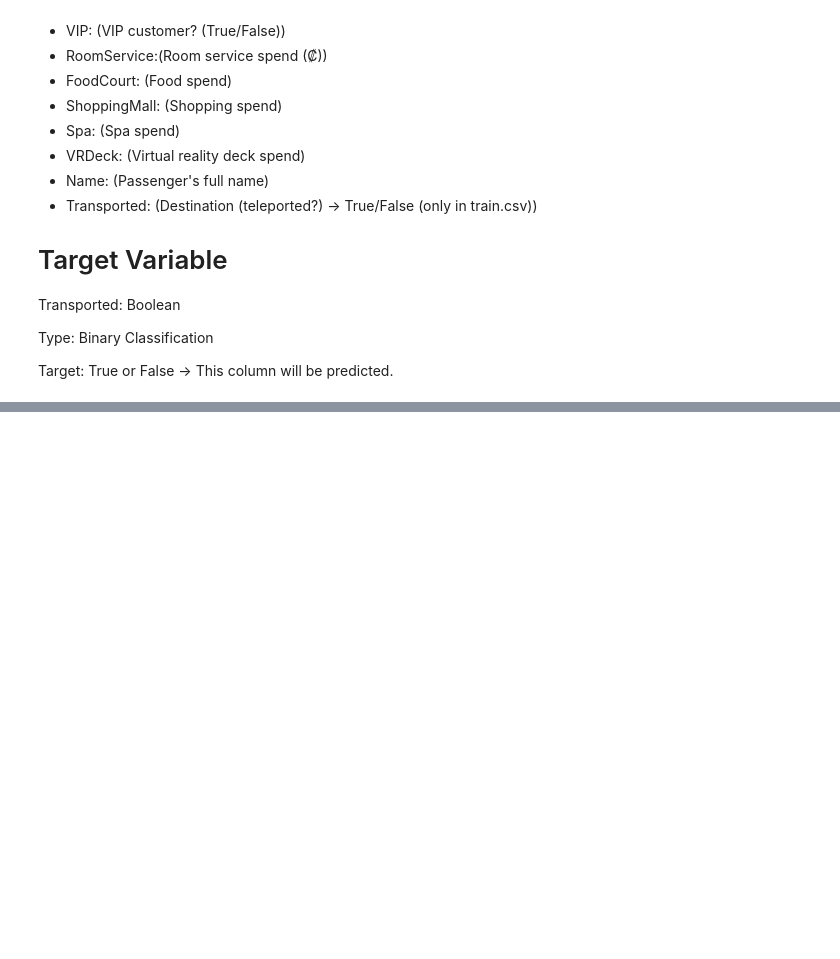
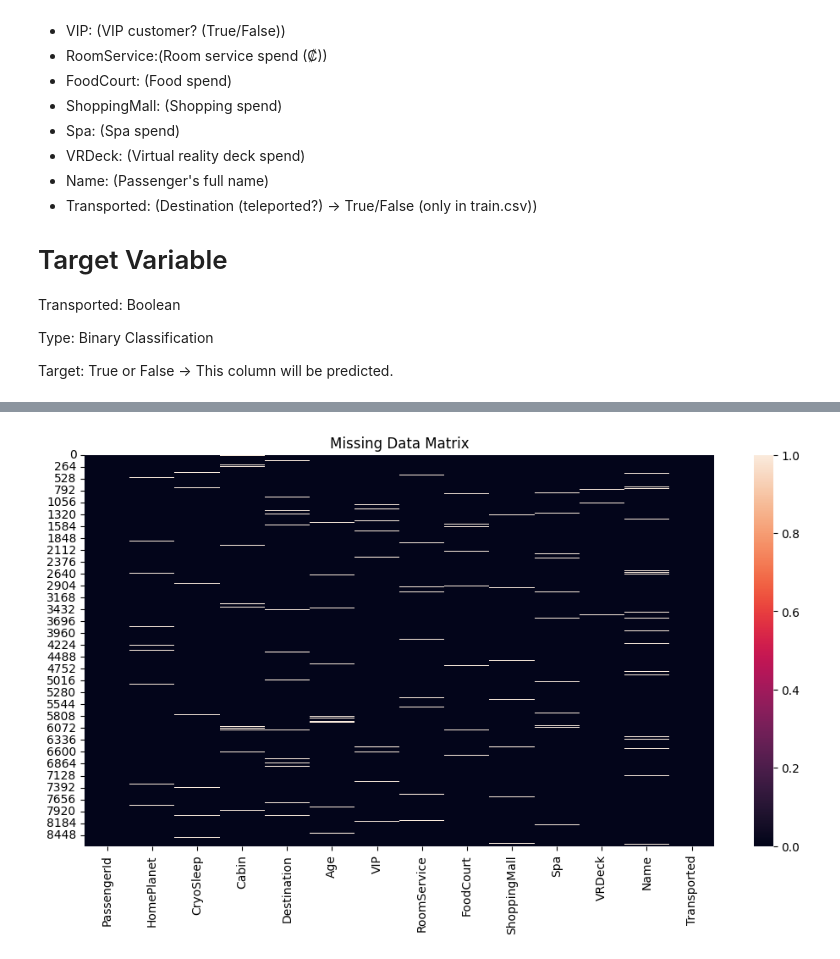
Before and after one commit to sameddemir444/spaceship-titanic-ml, a Jupyter notebook: notebook/spaceship-titanic.ipynb, the cells around one changed output, grey strips where cells are left out. Cells and saved outputs as stored; diff of their text form; code cells hidden in the pictures; blank space fills up the shorter version.

Commit message:
feat: Handle missing values and visualize categorical distributions in EDA

```diff
--- a/notebook/spaceship-titanic.ipynb
+++ b/notebook/spaceship-titanic.ipynb
@@ -0,0 +6,3 @@
+# %%
+df = pd.read_csv("../data/train.csv")
+df.head()
@@ -39,0 +112,8 @@ Target: True or False → This column will be predicted.
+# %%
+# To see missing values as a heatmap graphic:
+plt.figure(figsize=(12,6))
+sns.heatmap(df.isnull())
+plt.title("Missing Data Matrix")
+plt.show()
+# %% [output]
+[figure, added]
```
Also changed, not shown: parts of 20 cells of this notebook.
